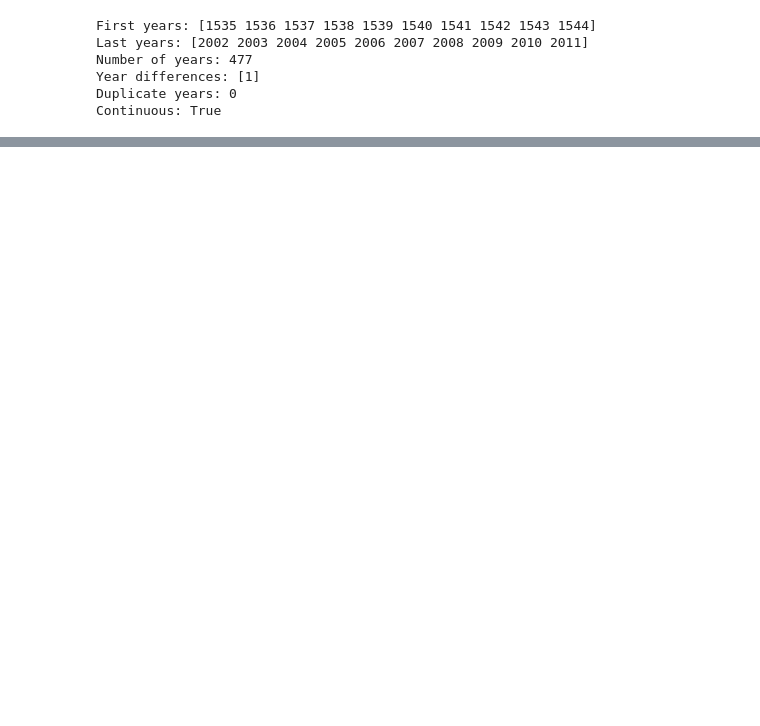
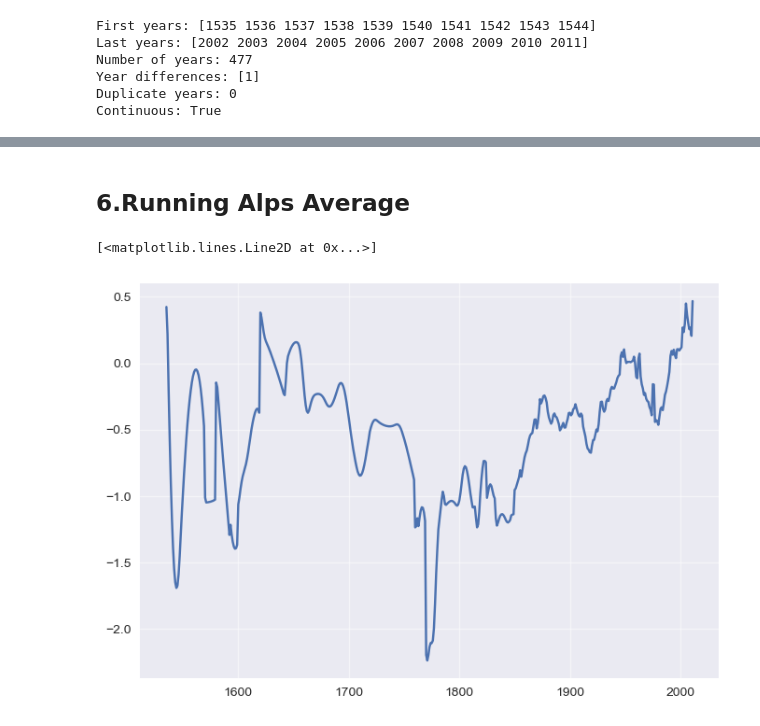
Before and after one commit to NikolajMunkKjaersgaard/EarthAndClimate, a Jupyter notebook: TemperatureReconstruction.ipynb, the cells around one changed output, grey strips where cells are left out. Drawn from its saved outputs; the diff is of its cells as text; code cells hidden in the pictures; blank space fills up the shorter version.

```diff
--- a/TemperatureReconstruction.ipynb
+++ b/TemperatureReconstruction.ipynb
@@ -322,0 +443,10 @@ plt.show()
+# %% [markdown]
+
+## 6.Running Alps Average
+# %%
+AlpsTime, AlpsTemp = RunWorldModel(0.00204,29, region=9)
+
+plt.plot(AlpsTime, AlpsTemp)
+# %% [output]
+[<matplotlib.lines.Line2D at 0x...>]
+[figure, added]
```
Also changed, not shown: parts of 39 cells of this notebook, 4 other files.
